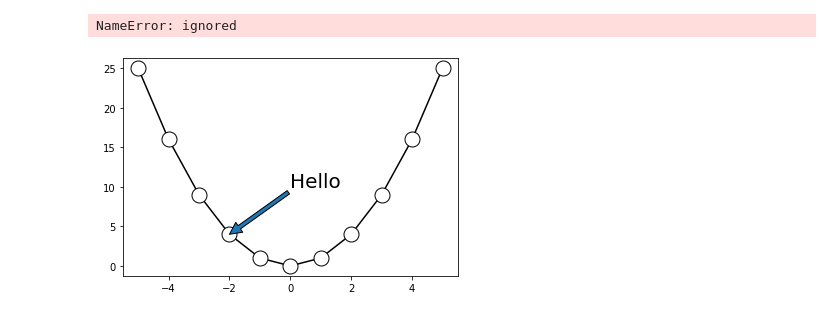
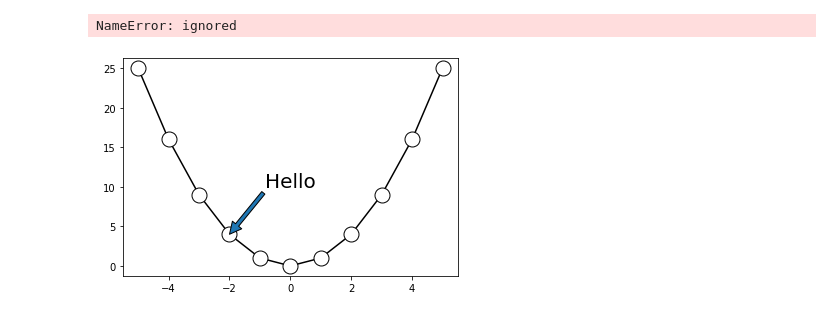
Before and after one commit to AndrewMichael2020/SolvingMathProblems, a Jupyter notebook: VizPythonReview.ipynb, the cells around one changed output. Saved outputs shown, nothing was run; the diff lists cells and outputs as text; code cells hidden in the pictures.

```diff
--- a/VizPythonReview.ipynb
+++ b/VizPythonReview.ipynb
@@ -229,16 +229,17 @@ NameError: ignored
 # %%
 import numpy as np
 import matplotlib.pyplot as plt
 from importlib import reload
 plt=reload(plt)
 
 x = np.arange (-5,6)
 y = x ** 2
 
 fig, ax = plt.subplots()
 ax.plot ( x, y, 'ko-', markerfacecolor = 'w', markersize = 15)
 ax.annotate ('Hello', (x[3], y[3]), size = 20, arrowprops = dict(),
-             xycoords = 'data', xytext = (0,10))
+             xycoords = 'data', xytext = (0,10),
+             horizontalalignment = 'center')
 plt.show()
 # %% [output]
-[figure, old version]
+[figure, new version]
```
Also changed, not shown: parts of 1 cell of this notebook.
